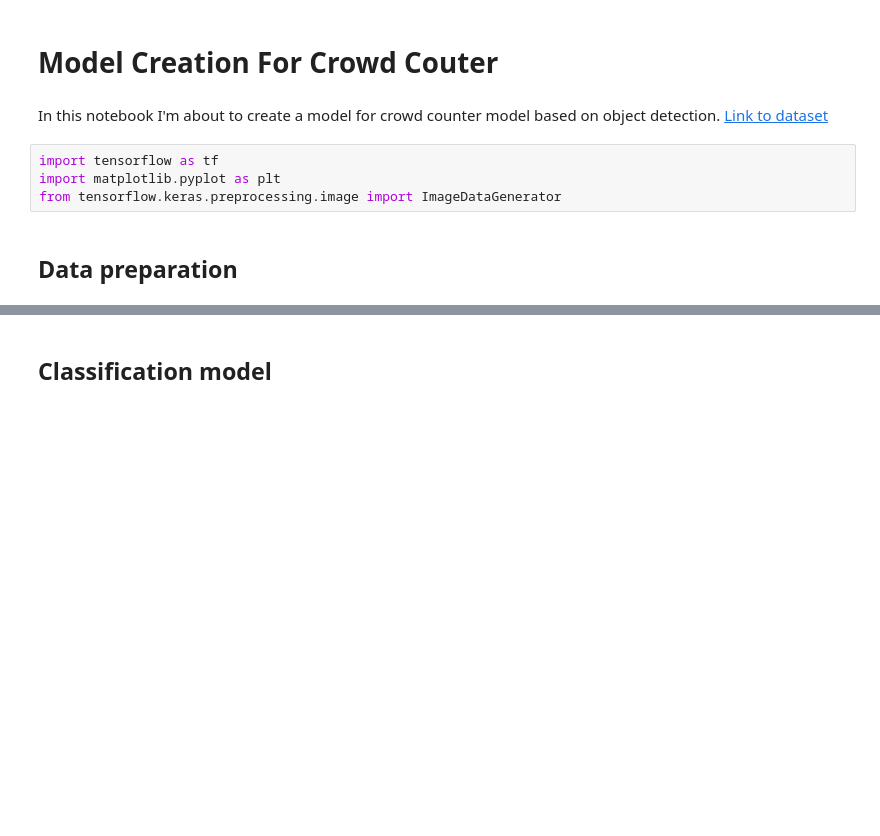
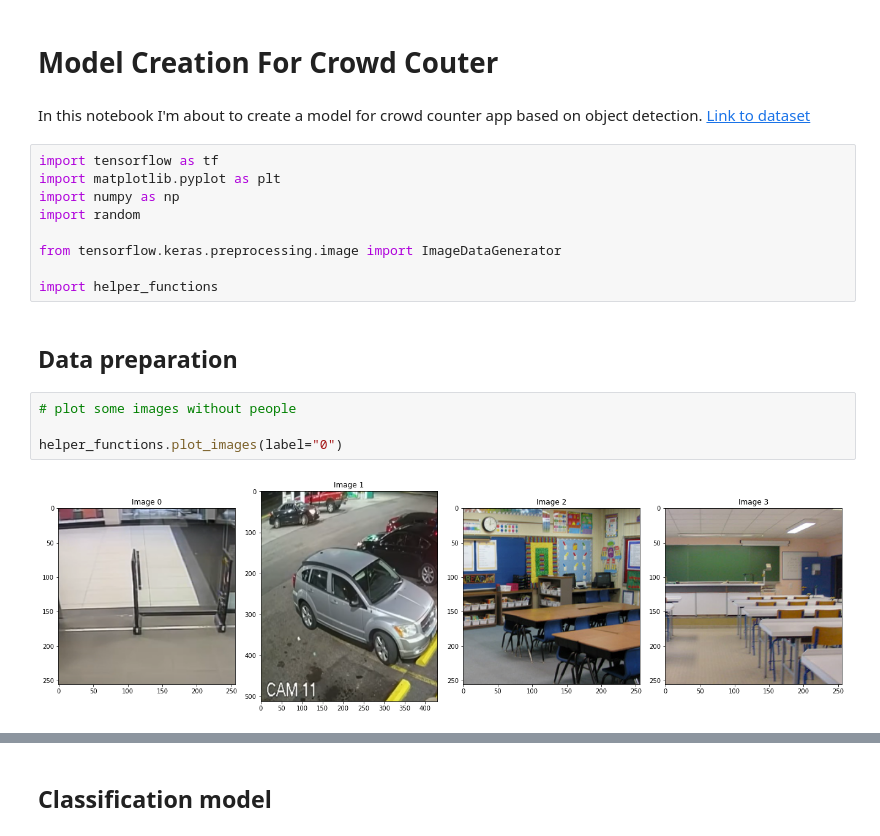
Before and after one commit to PrzemyslawBanasiak13/resnet-50-implementation, a Jupyter notebook: model-creation.ipynb, the cells around one changed output, grey strips where cells are left out. Cells and saved outputs as stored; diff of their text form; blank space fills up the shorter version.

Commit message:
Plot images using helper_functions

```diff
--- a/model-creation.ipynb
+++ b/model-creation.ipynb
@@ -1,11 +1,22 @@
 # %% [markdown]
 # Model Creation For Crowd Couter
 # %% [markdown]
-In this notebook I'm about to create a model for crowd counter model based on object detection.
+In this notebook I'm about to create a model for crowd counter app based on object detection.
 [Link to dataset](https://www.kaggle.com/datasets/constantinwerner/human-detection-dataset)
 # %%
 import tensorflow as tf
 import matplotlib.pyplot as plt
+import numpy as np
+import random
+
 from tensorflow.keras.preprocessing.image import ImageDataGenerator
+
+import helper_functions
 # %% [markdown]
 ## Data preparation
+# %%
+# plot some images without people
+
+helper_functions.plot_images(label="0")
+# %% [output]
+[figure, added]
```
Also changed, not shown: parts of 3 cells of this notebook.
